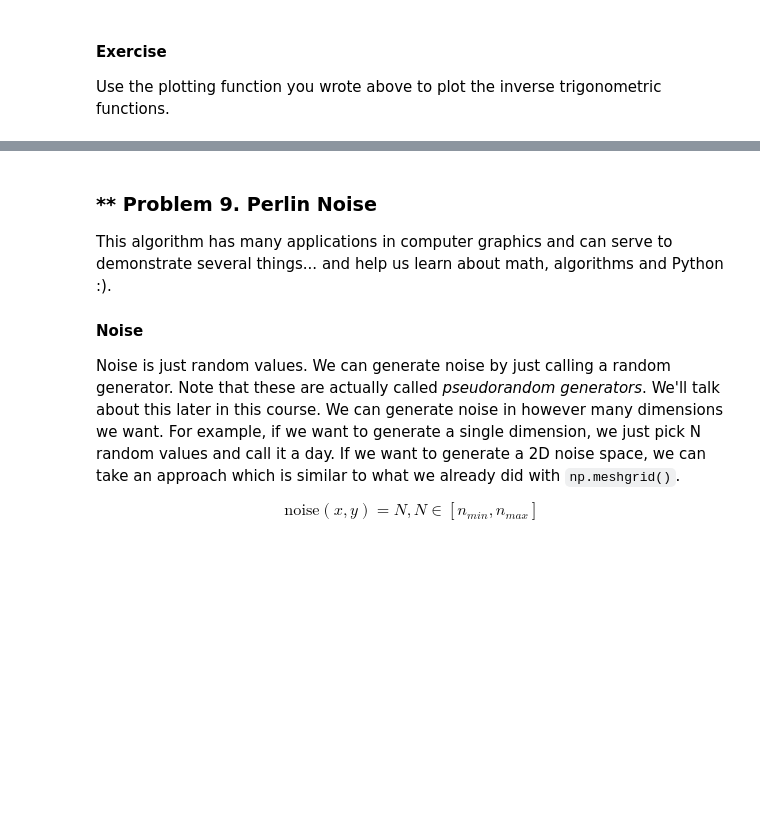
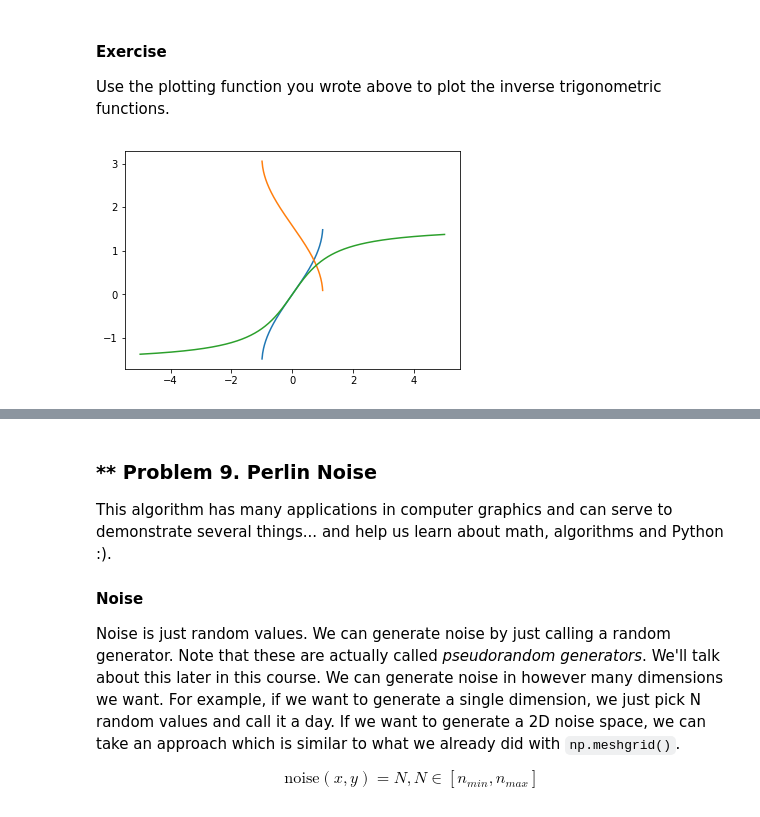
Before and after one commit to powerslider/ai_softuni, a Jupyter notebook: 01_Math_Concepts_For_Developers/02. High-School-Maths-Exercise/High-School Maths Exercise.ipynb, the cells around one changed output, grey strips where cells are left out. Drawn from its saved outputs; the diff is of its cells as text; code cells hidden in the pictures; blank space fills up the shorter version.

Commit message:
Finished High School Maths

```diff
--- a/01_Math_Concepts_For_Developers/02. High-School-Maths-Exercise/High-School Maths Exercise.ipynb
+++ b/01_Math_Concepts_For_Developers/02. High-School-Maths-Exercise/High-School Maths Exercise.ipynb
@@ -534,3 +538,10 @@ def plot_math_functions(functions, min_x, max_x, num_points):
+# %%
+def plot_math_functions(functions, min_x, max_x, num_points):
+    x = np.linspace(min_x, max_x, num=num_points)
+    vectorized_fs = [np.vectorize(f) for f in functions]
+    ys = [vectorized_f(x) for vectorized_f in vectorized_fs]
+    for y in ys:
+        plt.plot(x, y)
 # %%
 plot_math_functions([lambda x: 2 * x + 3, lambda x: 0], -3, 5, 1000)
 plot_math_functions([lambda x: 3 * x**2 - 2 * x + 5, lambda x: 3 * x + 7], -2, 3, 1000)
@@ -601,3 +614,7 @@ Use the plotting function you wrote above to plot the inverse trigonometric func
+# %%
+plot_math_functions([lambda x: np.arcsin(x), lambda x: np.arccos(x), lambda x: np.arctan(x)], -5, 5, 1000)
+# %% [output]
+[figure, added]
 # %%
 def plot_circle(x_c, y_c, r):
     """
```
Also changed, not shown: parts of 9 cells of this notebook.
